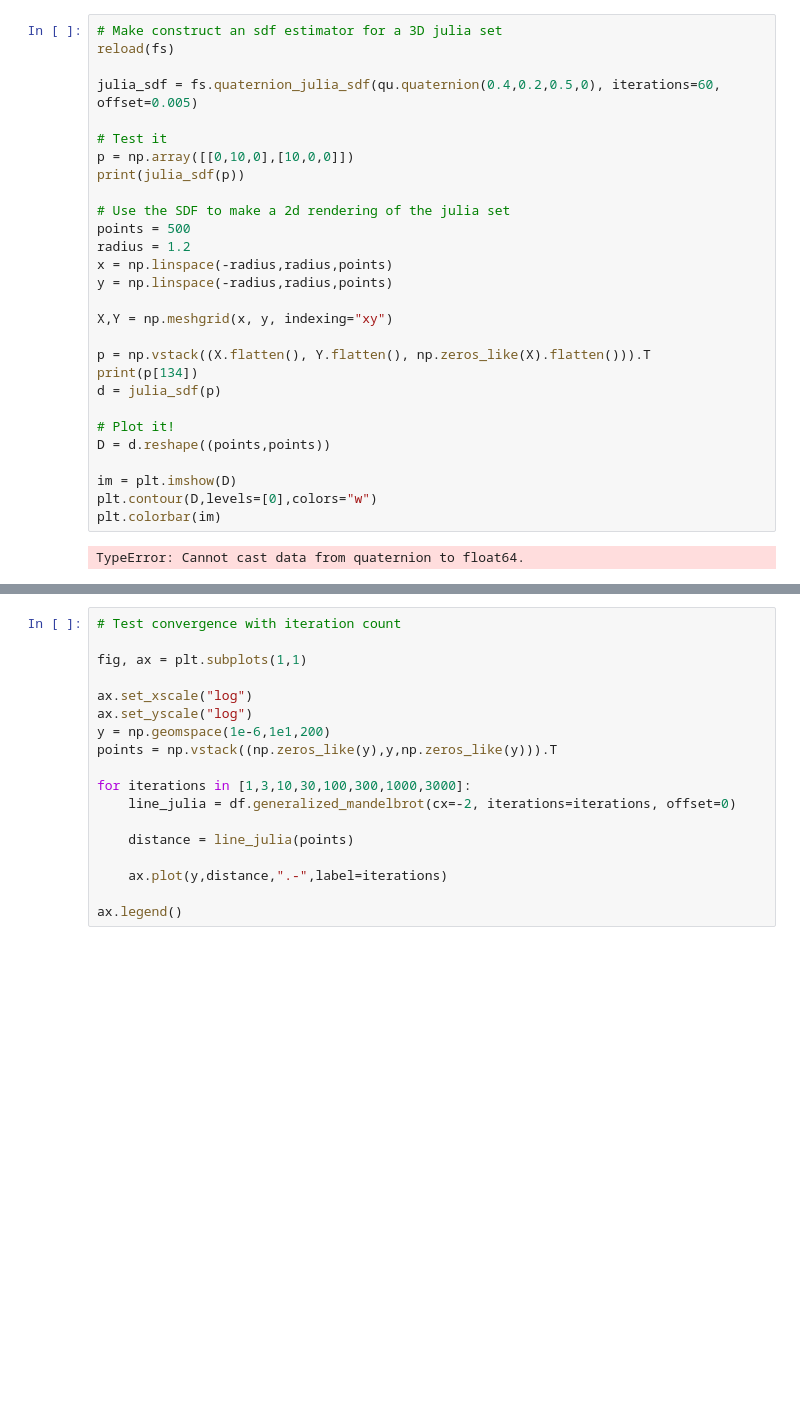
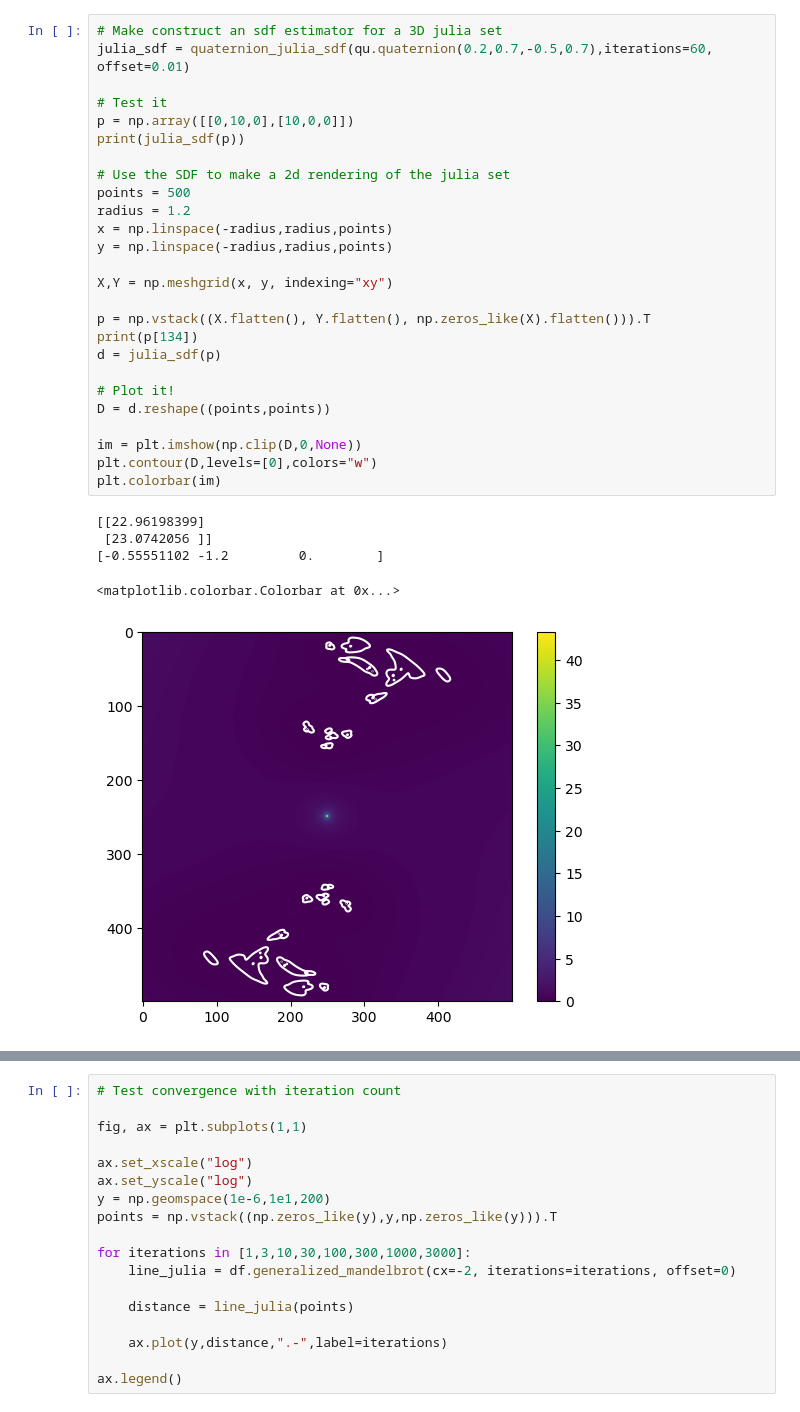
Before and after one commit to owenduke/fractal-printer, a Jupyter notebook: notebooks/sdf_pipeline.ipynb, the cells around one changed output, grey strips where cells are left out. Drawn from its saved outputs; the diff is of its cells as text; blank space fills up the shorter version.

```diff
--- a/notebooks/sdf_pipeline.ipynb
+++ b/notebooks/sdf_pipeline.ipynb
@@ -50,31 +48,33 @@ AttributeError: 'numpy.float64' object has no attribute '__type__'
 # %%
 # Make construct an sdf estimator for a 3D julia set
-reload(fs)
-
-julia_sdf = fs.quaternion_julia_sdf(qu.quaternion(0.4,0.2,0.5,0), iterations=60, offset=0.005)
+julia_sdf = quaternion_julia_sdf(qu.quaternion(0.2,0.7,-0.5,0.7),iterations=60, offset=0.01)
 
 # Test it
 p = np.array([[0,10,0],[10,0,0]])
 print(julia_sdf(p))
 
 # Use the SDF to make a 2d rendering of the julia set
 points = 500
 radius = 1.2
 x = np.linspace(-radius,radius,points)
 y = np.linspace(-radius,radius,points)
 
 X,Y = np.meshgrid(x, y, indexing="xy")
 
 p = np.vstack((X.flatten(), Y.flatten(), np.zeros_like(X).flatten())).T
 print(p[134])
 d = julia_sdf(p)
 
 # Plot it!
 D = d.reshape((points,points))
 
-im = plt.imshow(D)
+im = plt.imshow(np.clip(D,0,None))
 plt.contour(D,levels=[0],colors="w")
 plt.colorbar(im)
 # %% [output]
-TypeError: Cannot cast data from quaternion to float64.
+[[22.96198399]
+ [23.0742056 ]]
+[-0.55551102 -1.2         0.        ]
+<matplotlib.colorbar.Colorbar at 0x...>
+[figure, added]
 # %%
```
Also changed, not shown: parts of 6 cells of this notebook, 3 other files.
